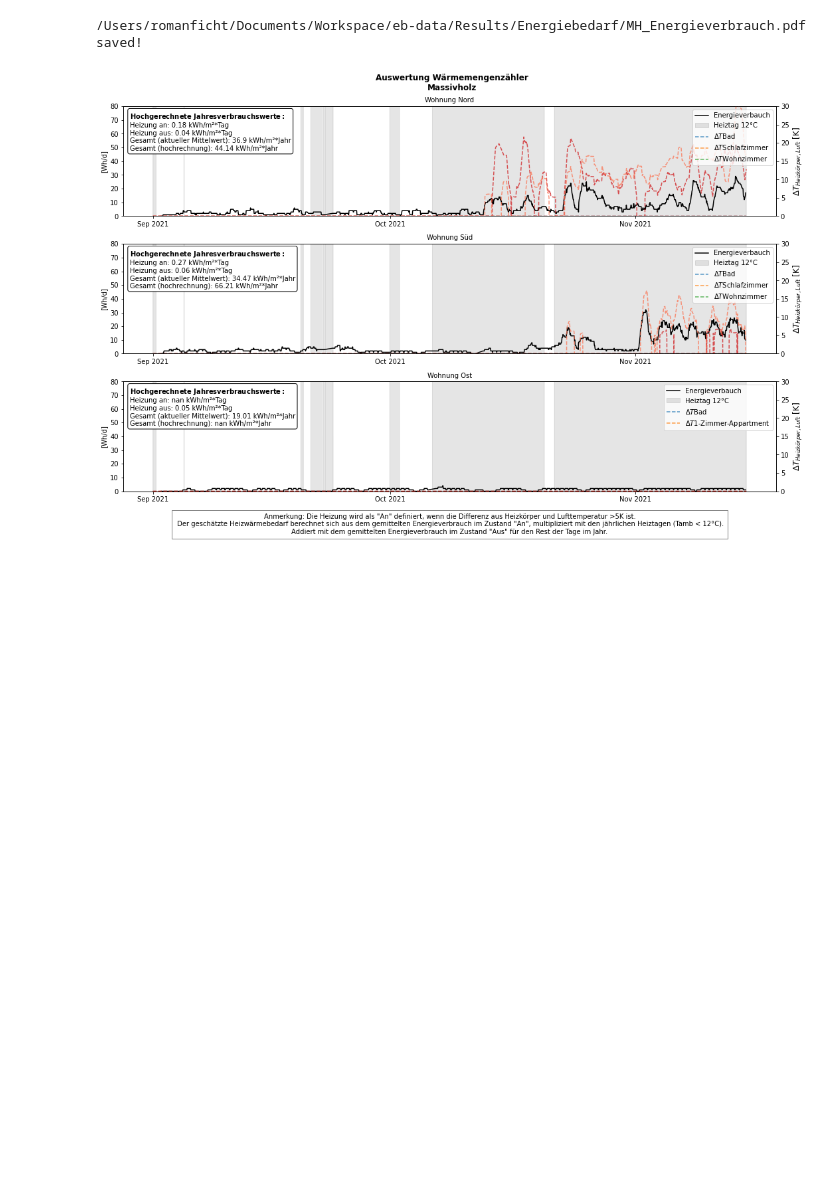
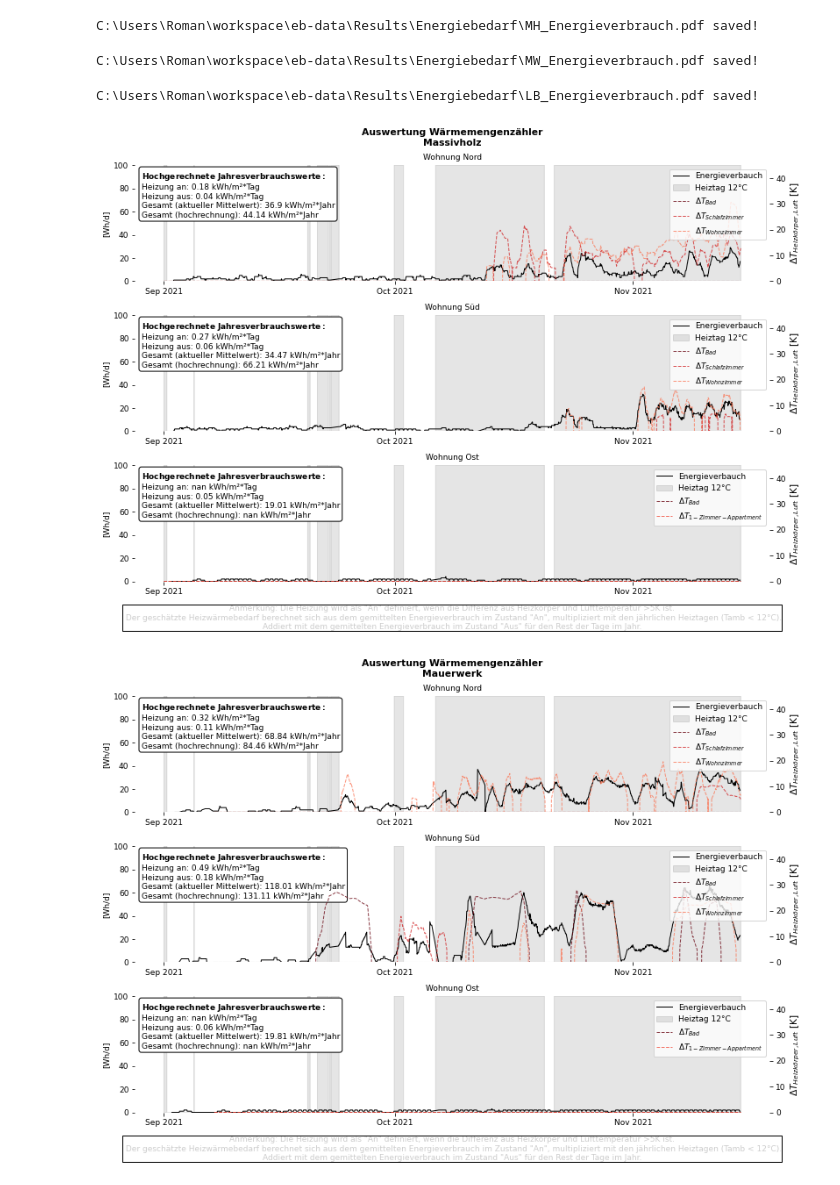
Before and after one commit to Ramonfi/eb-scripts, a Jupyter notebook: energy-demand.ipynb, the cells around one changed output. Drawn from its saved outputs; the diff is of its cells as text; code cells hidden in the pictures; blank space fills up the shorter version.

```diff
--- a/energy-demand.ipynb
+++ b/energy-demand.ipynb
@@ -16,6 +16,7 @@ import eb
 ht = '12'
 dK = 5
 ex=True
+eb.set_rc_eb()
 
 #########################################################____Skript____#############################################################################
 Heiztage = {'15':266,'12':211}
@@ -24,7 +25,8 @@ wd = eb.load_amb(eb.files['tf']['WD']['1min']).loc['2021-09':]
 T_amb_g24 = wd['T_amb'].rolling('D').mean()
 T_amb_g24[T_amb_g24<float(ht)] = 1
 T_amb_g24[T_amb_g24>=float(ht)] = 0
-for bui in ['MH']:#eb.buid:
+#for bui in ['MH']:
+for bui in eb.buid:
     if bui not in heat:
         heat[bui] = {}
     df = pd.read_csv(eb.files['em'][bui]['1min'], index_col = [0], header=[0,1,2])
@@ -48,7 +50,7 @@ for bui in ['MH']:#eb.buid:
         df[col] = df[col]/1000
 
     df2 = eb.load_bui(eb.files['tf'][bui]['raw']).loc['2021-09':]
-    fig,axs = plt.subplots(3,1,figsize=(15,10))
+    fig,axs = plt.subplots(3,1,figsize=eb.din_a4_landscape)
     fig.subplots_adjust(bottom=0.1)
     axs2=[]
     fig.suptitle(f'Auswertung Wärmemengenzähler\n{eb.buid[bui]}',fontsize='large',fontweight='bold',va='top',ha='center',
@@ -70,16 +72,17 @@ for bui in ['MH']:#eb.buid:
         thk = (df2[app].filter(like='pt_Thk').rolling('D').mean()).subtract((df2[app].filter(like='trh_Tair').rolling('D').mean().mean(axis=1)),axis='index')
         thk[thk < dK] = 0
         for col in thk:
-            axs2[i].plot(thk[col],label = r'$\Delta T$' + eb.rooms[col[0]], linestyle='dashed',alpha=0.75)
+            axs2[i].plot(thk[col],label = r'$\Delta T_{' + str(eb.rooms[col[0]]) + '}$', linestyle='dashed',alpha=0.75)
+
+        eb.recolor_lines(ax=axs2[i],cmap=eb.c_temp)
 
         han1,lab1 = axs[i].get_legend_handles_labels()
         han2,lab2 = axs2[i].get_legend_handles_labels()
 
-        axs2[i].legend(loc='upper right')
-        axs2[i].legend(labels=lab1+lab2,handles=han1+han2,loc='upper right')
+        axs2[i].legend(labels=lab1+lab2,handles=han1+han2,loc='upper right',frameon=True)
         axs2[i].set_ylabel(r'$\Delta T_{' + str('Heizkörper, Luft') + '}$ [K]',fontsize='large')
-        axs2[i].set_ylim(0,30)
-        eb.recolor_lines(ax=axs2[i],cmap=eb.c_temp)
+        axs2[i].set_ylim(0,45)
+
         #calculate heating demant
         df3 = df[app].dropna(how='all').fillna(method='bfill')['HQ'].diff().rolling('D').sum()
         df3['on_off'] = thk.max(axis=1).resample('1min').max()
@@ -105,35 +108,42 @@ for bui in ['MH']:#eb.buid:
                 0.01,
                 0.95,
                 r"$\bf{"+str('Hochgerechnete')+"}$"+' '+r"$\bf{"+str('Jahresverbrauchswerte:')+"}$" + '\n' + f'Heizung an: {heaton} kWh/m²*Tag\nHeizung aus: {heatoff} kWh/m²*Tag\nGesamt (aktueller Mittelwert): {q_tot} kWh/m²*Jahr\nGesamt (hochrechnung): {approx} kWh/m²*Jahr',
                 fontsize = 'medium',
                 style='normal',
                 ha = 'left',
                 va = 'top',
                 transform=axs[i].transAxes,
                 bbox=dict(boxstyle="round", fc="w"),
                 )
 
     # clean up axes
     for ax in axs:
-        ax.set_ylim(0,80)
+        ax.set_ylim(0,100)
         ax.set_ylabel('[Wh/d]')
         ax.xaxis.set_major_locator(mpl.dates.MonthLocator())
         ax.xaxis.set_major_formatter(mpl.dates.DateFormatter('%b %Y'))
 
     # footnote
     axs[i].annotate(f'Anmerkung: Die Heizung wird als "An" definiert, wenn die Differenz aus Heizkörper und Lufttemperatur >{dK}K ist.\n Der geschätzte Heizwärmebedarf berechnet sich aus dem gemittelten Energieverbrauch im Zustand "An", multipliziert mit den jährlichen Heiztagen (Tamb < {ht}°C).\nAddiert mit dem gemittelten Energieverbrauch im Zustand "Aus" für den Rest der Tage im Jahr.',
         xy = (0.5, -0.2),
         xycoords='axes fraction',
         ha='center',
         va="top",
-        fontsize=10,
-        bbox={"facecolor":"none", "alpha":0.5, "pad":5}
+        alpha=0.2,
+        bbox={
+            "facecolor":"white",
+            'edgecolor':'black',
+            "pad":0.4
+            }
         )
 
     fig.tight_layout()
 
     if ex:
         eb.export(fig,os.path.join(eb.dir_results,'Energiebedarf'),f'{bui}_Energieverbrauch',['pdf'],show=True)
 # %% [output]
-/Users/romanficht/Documents/Workspace/eb-data/Results/Energiebedarf/MH_Energieverbrauch.pdf saved!
+C:\Users\Roman\workspace\eb-data\Results\Energiebedarf\MH_Energieverbrauch.pdf saved!
+C:\Users\Roman\workspace\eb-data\Results\Energiebedarf\MW_Energieverbrauch.pdf saved!
+C:\Users\Roman\workspace\eb-data\Results\Energiebedarf\LB_Energieverbrauch.pdf saved!
-[figure, old version]
+[figure, new version]
+[figure, added]
```
Also changed, not shown: parts of 1 cell of this notebook, 4 other files.
